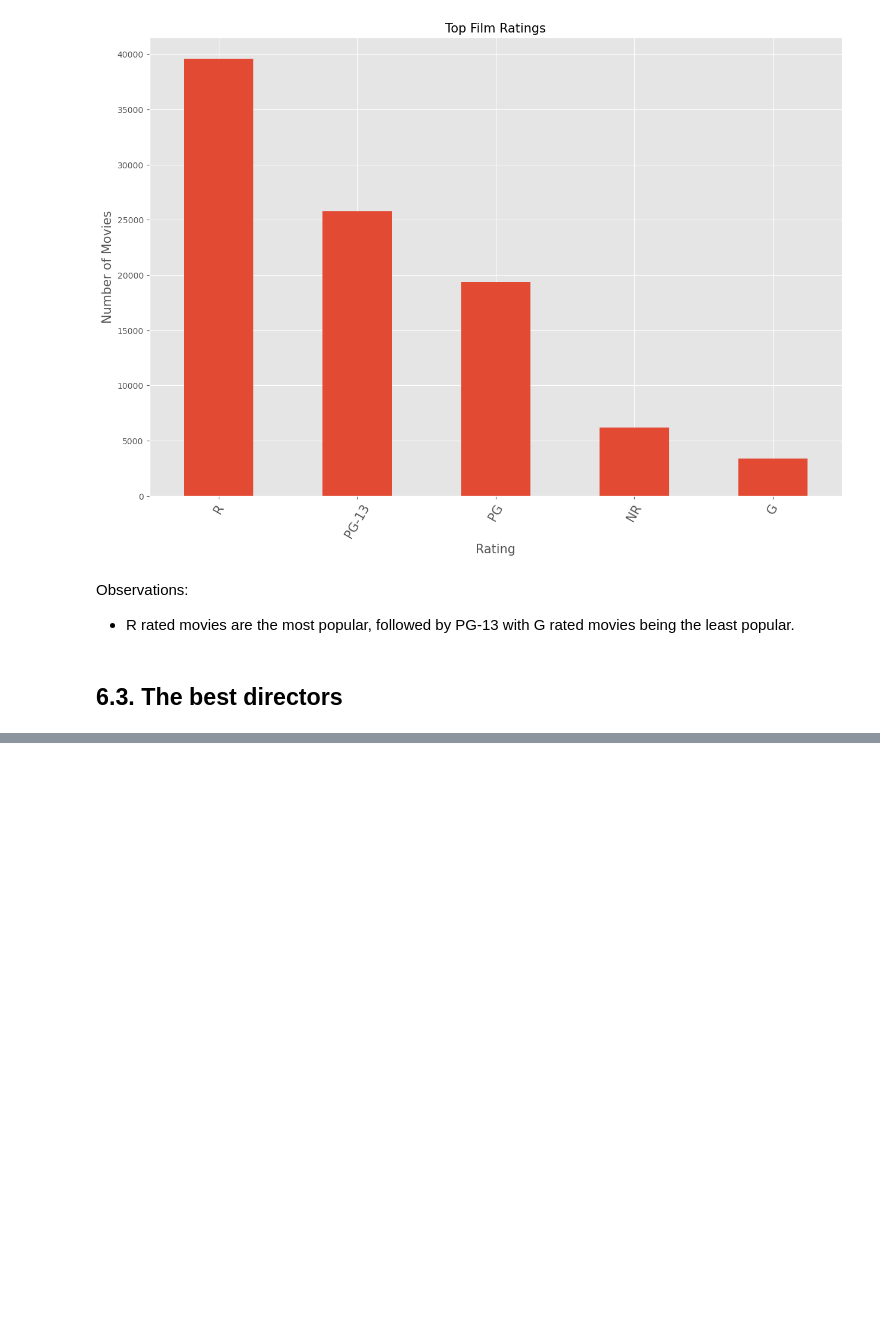
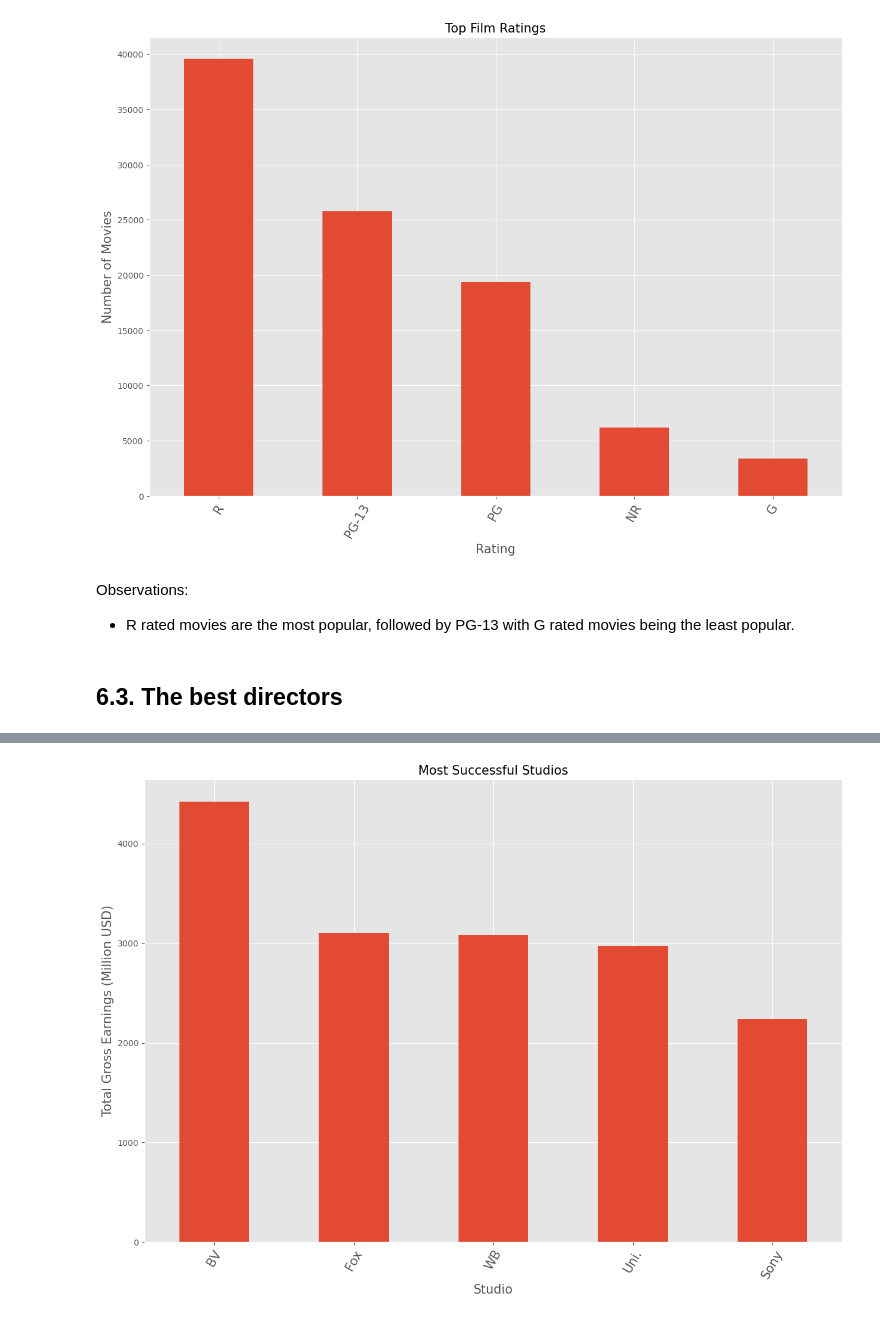
Before and after one commit to George-Mbugua/Movie_Analysis, a Jupyter notebook: Movie_Analysis.ipynb, the cells around one changed output, grey strips where cells are left out. Drawn from its saved outputs; the diff is of its cells as text; code cells hidden in the pictures; blank space fills up the shorter version.

```diff
--- a/Movie_Analysis.ipynb
+++ b/Movie_Analysis.ipynb
@@ -1184,0 +1321,9 @@ Observations:
+# %%
+bom_movies['total_gross'] = bom_movies.domestic_gross + bom_movies.foreign_gross
+# %%
+bom_studios = bom_movies.groupby(['studio'])['total_gross'].sum().to_frame()
+# %%
+bom_studios['total_gross'] = bom_studios['total_gross'] / 1e7
+# %%
+bom_studios = bom_studios.sort_values('total_gross',ascending = False)[:5]
+bom_studios
@@ -1184,0 +1338,16 @@ Observations:
+# %%
+#plotting a bar graph of Most Successful Studios
+fig,ax = plt.subplots(figsize=(15,10))
+
+title = 'Most Successful Studios'
+y_label = 'Total Gross Earnings (Million USD)'
+x_label = 'Studio'
+
+bom_studios.total_gross.plot(kind='bar')
+ax.set_title(title,fontsize=15)
+ax.set_ylabel(y_label,fontsize=15)
+ax.set_xlabel(x_label,fontsize=15)
+plt.xticks(rotation = 60,fontsize=15)
+fig.savefig('Images/Most Successful Studios.png');
+# %% [output]
+[figure, added]
```
Also changed, not shown: parts of 30 cells of this notebook, 3 other files.
